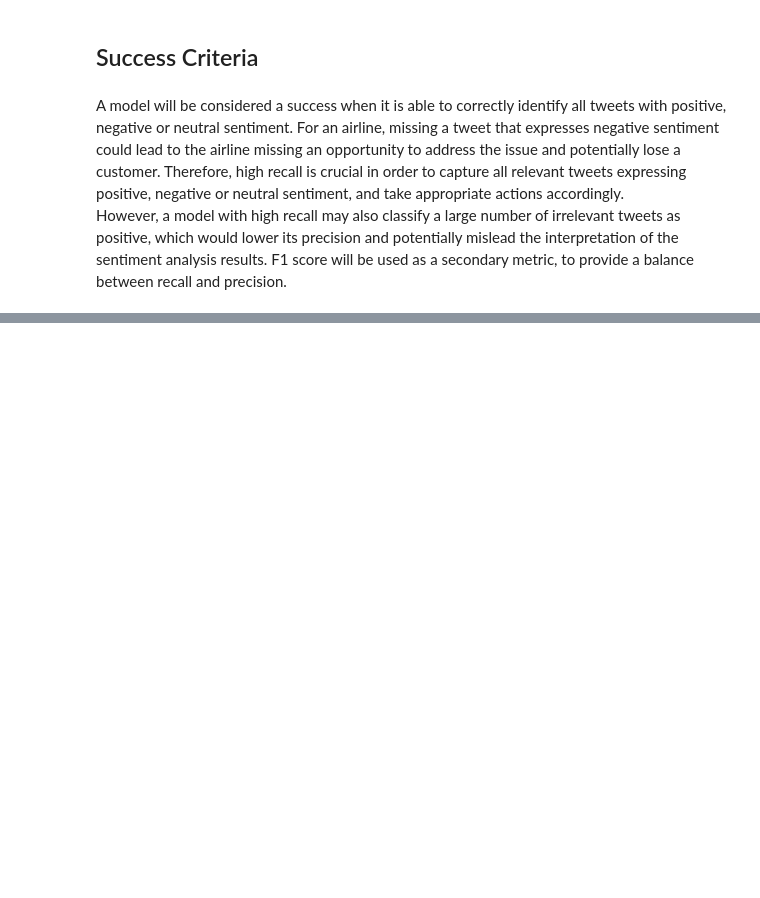
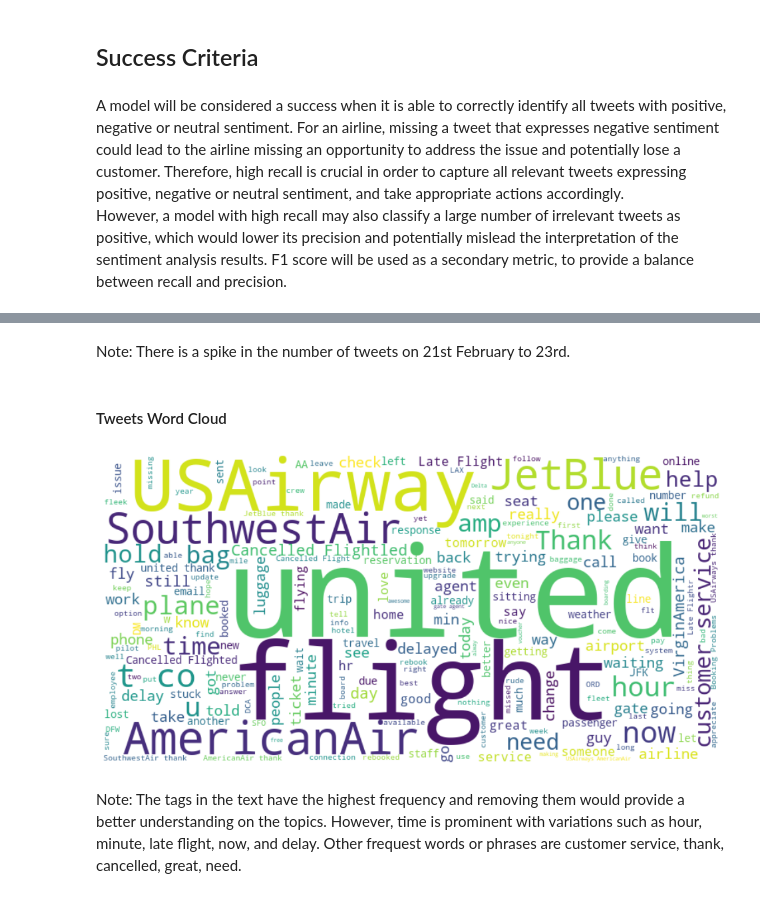
Before and after one commit to Scholarchep/sentiment-analysis-of-airline-tweets, a Jupyter notebook: airline_tweets.ipynb, the cells around one changed output, grey strips where cells are left out. Cells and saved outputs as stored; diff of their text form; code cells hidden in the pictures; blank space fills up the shorter version.

```diff
--- a/airline_tweets.ipynb
+++ b/airline_tweets.ipynb
@@ -219,0 +223,27 @@ Name: preprocessed_text, Length: 14640, dtype: object
+# %% [markdown]
+Note: There is a spike in the number of tweets on 21st February to 23rd.
+# %% [markdown]
+#### Tweets Word Cloud
+# %%
+# !pip install wordcloud
+
+# Creating a word cloud of the tweets
+
+from wordcloud import WordCloud
+
+# concatenate all the tweets into a single string
+all_tweets = ' '.join(data['text'].values)
+
+# create a WordCloud object
+wc = WordCloud(width=800, height=400, background_color='white', max_words=200).generate(all_tweets)
+
+# display the word cloud
+import matplotlib.pyplot as plt
+plt.figure(figsize=(12,8))
+plt.imshow(wc, interpolation='bilinear')
+plt.axis('off')
+plt.show()
+# %% [output]
+[figure, added]
+# %% [markdown]
+Note: The tags in the text have the highest frequency and removing them would provide a better understanding on the topics. However, time is prominent with variations such as hour, minute, late flight, now, and delay. Other frequest words or phrases are customer service, thank, cancelled, great, need.
```
Also changed, not shown: parts of 41 cells of this notebook, 1 other file.
